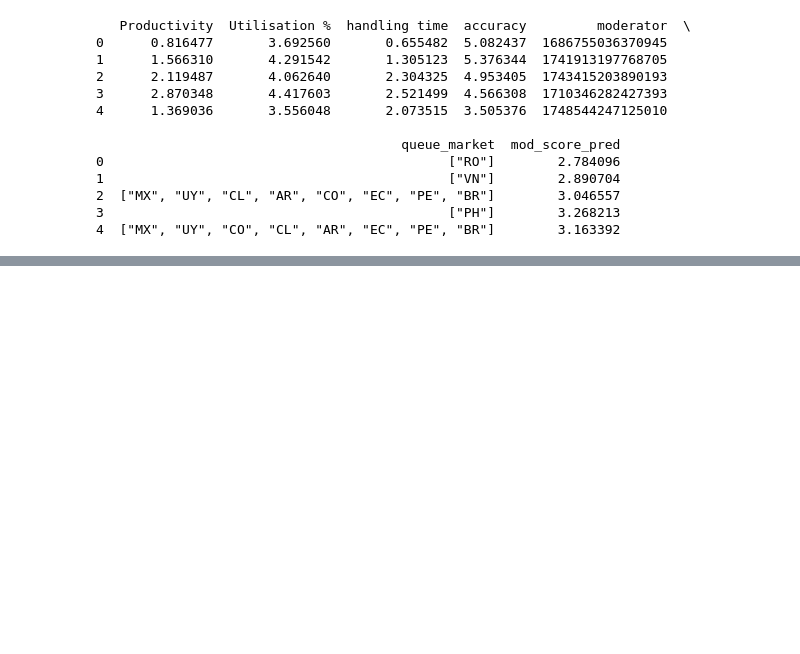
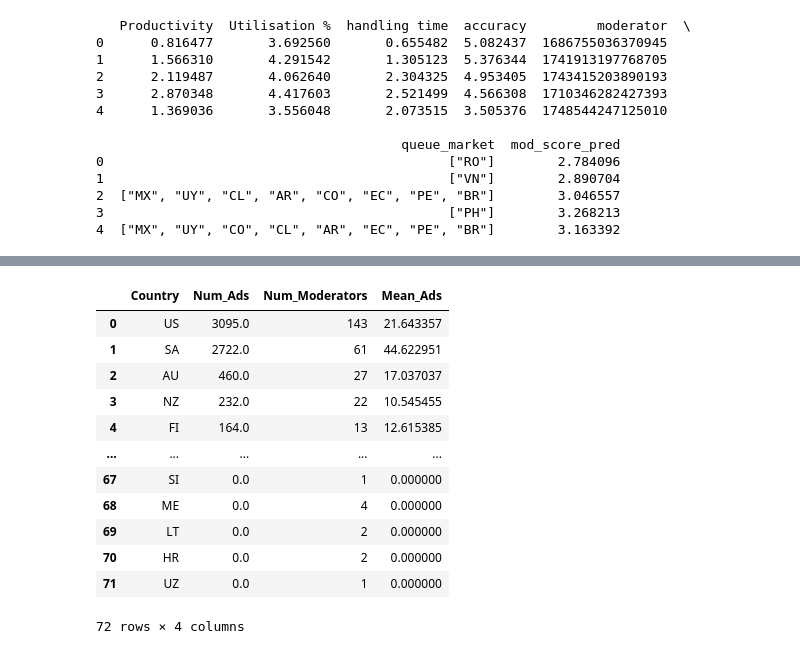
Before and after one commit to Lu-Yi-Fan/Tiktok-hackerthon, a Jupyter notebook: matching.ipynb, the cells around one changed output, grey strips where cells are left out. Saved outputs shown, nothing was run; the diff lists cells and outputs as text; code cells hidden in the pictures; blank space fills up the shorter version.

Commit message:
matching files

```diff
--- a/matching.ipynb
+++ b/matching.ipynb
@@ -41,3 +61,13 @@ print(mod_dim.head())
 2  ["MX", "UY", "CL", "AR", "CO", "EC", "PE", "BR"]        3.046557
 3                                            ["PH"]        3.268213
 4  ["MX", "UY", "CO", "CL", "AR", "EC", "PE", "BR"]        3.163392
+# %%
+## get count of ads in mods _ dict
+country_counts_mods = {}
+
+for country, mods in mod_sorted_dict.items():
+    count = len(mods)
+    country_counts_mods[country] = count
+
+for country, count in country_counts_mods.items():
+    print(f"{country}: {count}")
@@ -43,0 +92,4 @@ print(mod_dim.head())
+# %%
+## add to data frame
+matching_df = pd.DataFrame(list(country_counts_mods.items()), columns=['Country', 'Num_Moderators'])
+matching_df
@@ -43,0 +110,10 @@ print(mod_dim.head())
+# %%
+## get count of ads in mods _ dict
+country_counts_ads = {}
+
+for country, mods in ads_sorted_dict.items():
+    count = len(mods)
+    country_counts_ads[country] = count
+
+for country, count in country_counts_ads.items():
+    print(f"{country}: {count}")
@@ -43,0 +138,4 @@ print(mod_dim.head())
+# %%
+## create df to show counts of advertisments
+ads_data = pd.DataFrame(list(country_counts_ads.items()), columns=["Country", "Num_Ads"])
+ads_data
@@ -43,0 +160,20 @@ print(mod_dim.head())
+# %%
+merged_df = pd.merge(ads_data, matching_df, on="Country", how="outer").fillna(0)
+
+
+merged_df["Mean_Ads"] = merged_df["Num_Ads"] / merged_df["Num_Moderators"]
+merged_df
+# %% [output]
+|  | Country | Num_Ads | Num_Moderators | Mean_Ads |
+| 0 | US | 3095.0 | 143 | 21.643357 |
+| 1 | SA | 2722.0 | 61 | 44.622951 |
+| 2 | AU | 460.0 | 27 | 17.037037 |
+| 3 | NZ | 232.0 | 22 | 10.545455 |
+| 4 | FI | 164.0 | 13 | 12.615385 |
+| ... | ... | ... | ... | ... |
+| 67 | SI | 0.0 | 1 | 0.000000 |
+| 68 | ME | 0.0 | 4 | 0.000000 |
+| 69 | LT | 0.0 | 2 | 0.000000 |
+| 70 | HR | 0.0 | 2 | 0.000000 |
+| 71 | UZ | 0.0 | 1 | 0.000000 |
+72 rows × 4 columns
```
Also changed, not shown: parts of 13 cells of this notebook, 3 other files.
